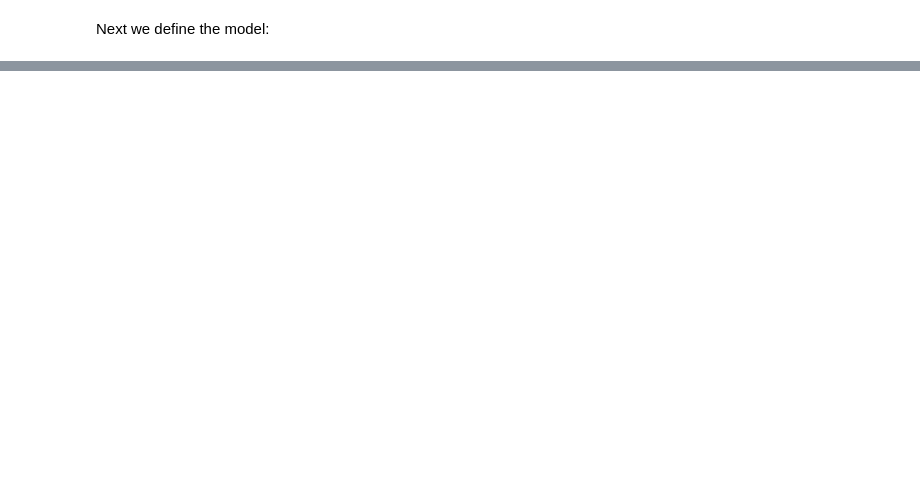
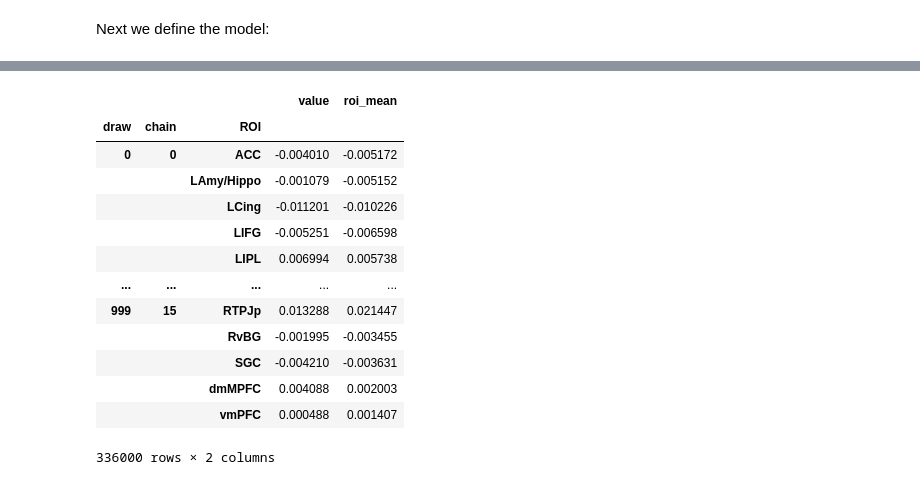
Before and after one commit to crnolan/pyrba, a Jupyter notebook: running-an-rba-model-w-PyMC.ipynb, the cells around one changed output, grey strips where cells are left out. Drawn from its saved outputs; the diff is of its cells as text; code cells hidden in the pictures; blank space fills up the shorter version.

Commit message:
Get ROI dataframe with ROI means

```diff
--- a/running-an-rba-model-w-PyMC.ipynb
+++ b/running-an-rba-model-w-PyMC.ipynb
@@ -33,0 +72,6 @@ fitted = model.fit(draws=1000, chains=4, method='nuts_numpyro')
+# %%
+rois = fitted['posterior']['x|ROI'].stack(y=['draw', 'chain']).to_pandas().transpose()
+rois.columns.name = 'ROI'
+rois = rois.stack()
+rois.name = 'value'
+rois
@@ -33,0 +94,19 @@ fitted = model.fit(draws=1000, chains=4, method='nuts_numpyro')
+# %%
+roi_df = rois.to_frame()
+roi_df['roi_mean'] = roi_df.groupby(['ROI']).transform('mean')
+roi_df
+# %% [output]
+|  |  |  | value | roi_mean |
+| draw | chain | ROI |  |  |
+| 0 | 0 | ACC | -0.004010 | -0.005172 |
+|  |  | LAmy/Hippo | -0.001079 | -0.005152 |
+|  |  | LCing | -0.011201 | -0.010226 |
+|  |  | LIFG | -0.005251 | -0.006598 |
+|  |  | LIPL | 0.006994 | 0.005738 |
+| ... | ... | ... | ... | ... |
+| 999 | 15 | RTPJp | 0.013288 | 0.021447 |
+|  |  | RvBG | -0.001995 | -0.003455 |
+|  |  | SGC | -0.004210 | -0.003631 |
+|  |  | dmMPFC | 0.004088 | 0.002003 |
+|  |  | vmPFC | 0.000488 | 0.001407 |
+336000 rows × 2 columns
```
Also changed, not shown: parts of 7 cells of this notebook.
